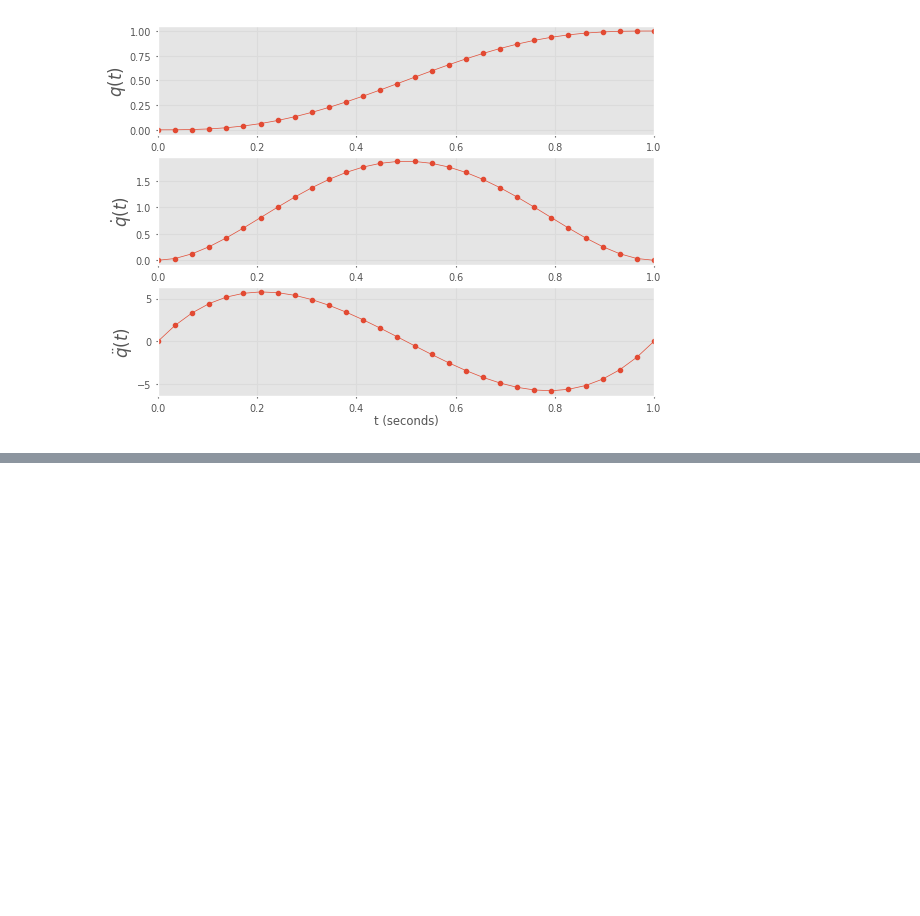
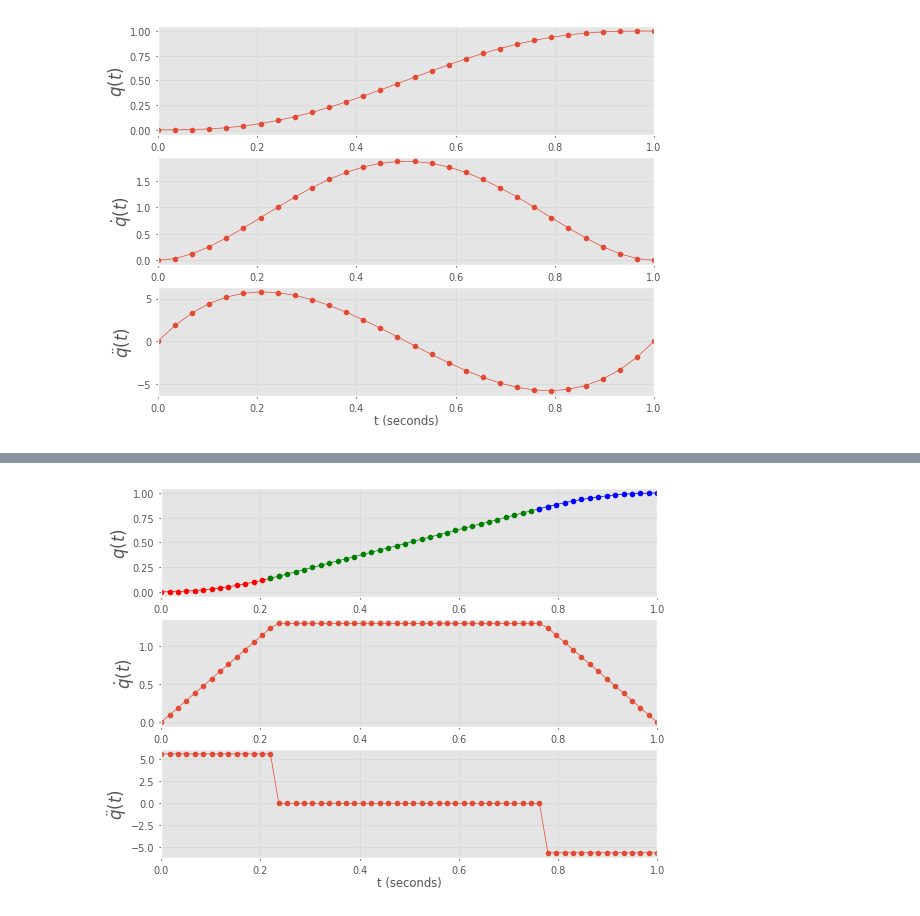
Before and after one commit to AleksandrMorozov123/Computer-vision-with-TensorFlow-Keras-and-OpenCV, a Jupyter notebook: toolbox_for_robotics.ipynb, the cells around one changed output, grey strips where cells are left out. Cells and saved outputs as stored; diff of their text form; code cells hidden in the pictures; blank space fills up the shorter version.

```diff
--- a/toolbox_for_robotics.ipynb
+++ b/toolbox_for_robotics.ipynb
@@ -287,0 +309,5 @@ traj.plot ()
+# %%
+traj1_2 = trapezoidal (0, 1, np.linspace (0, 1, 60), V = 1.3)
+traj1_2.plot ()
+# %% [output]
+[figure, added]
```
Also changed, not shown: parts of 7 cells of this notebook.
